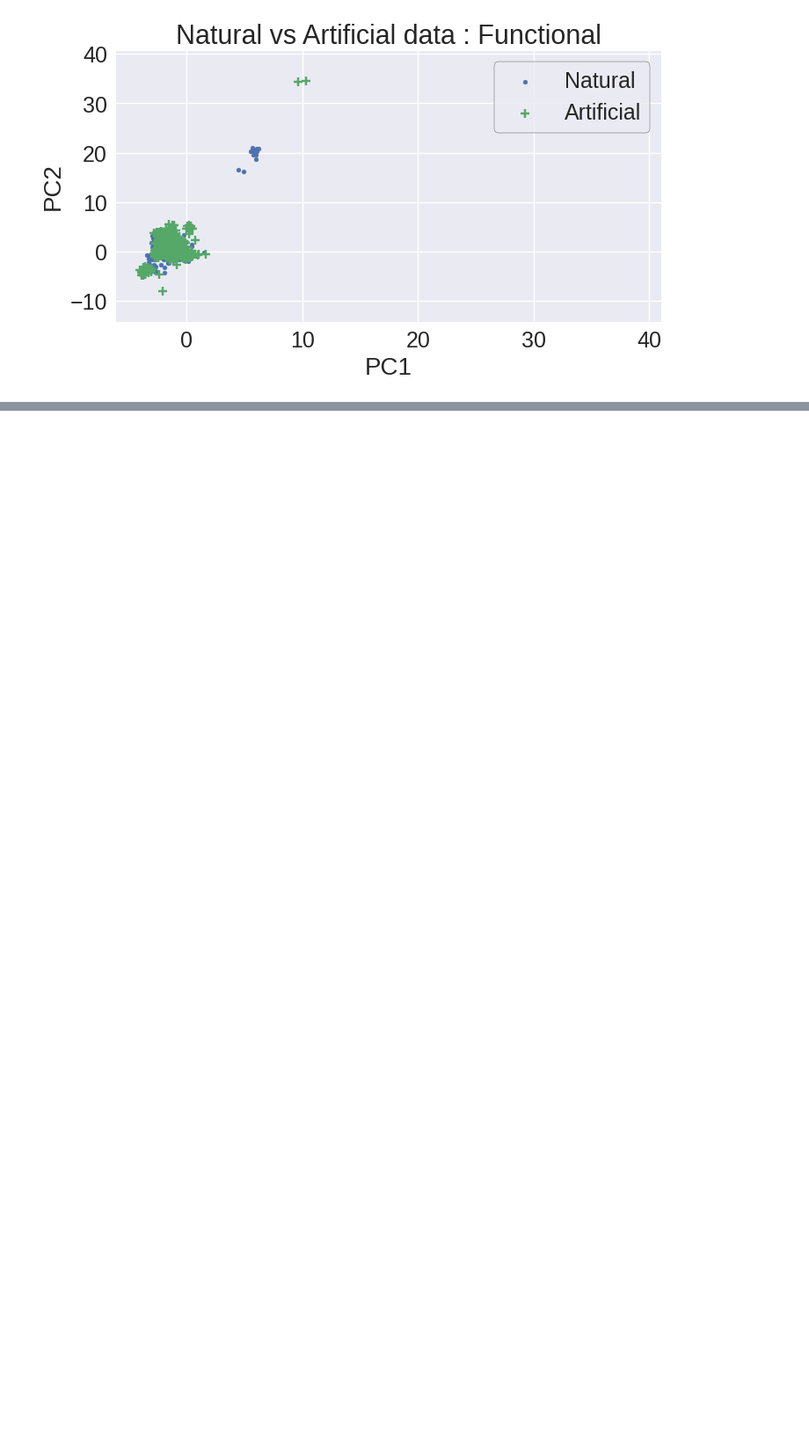
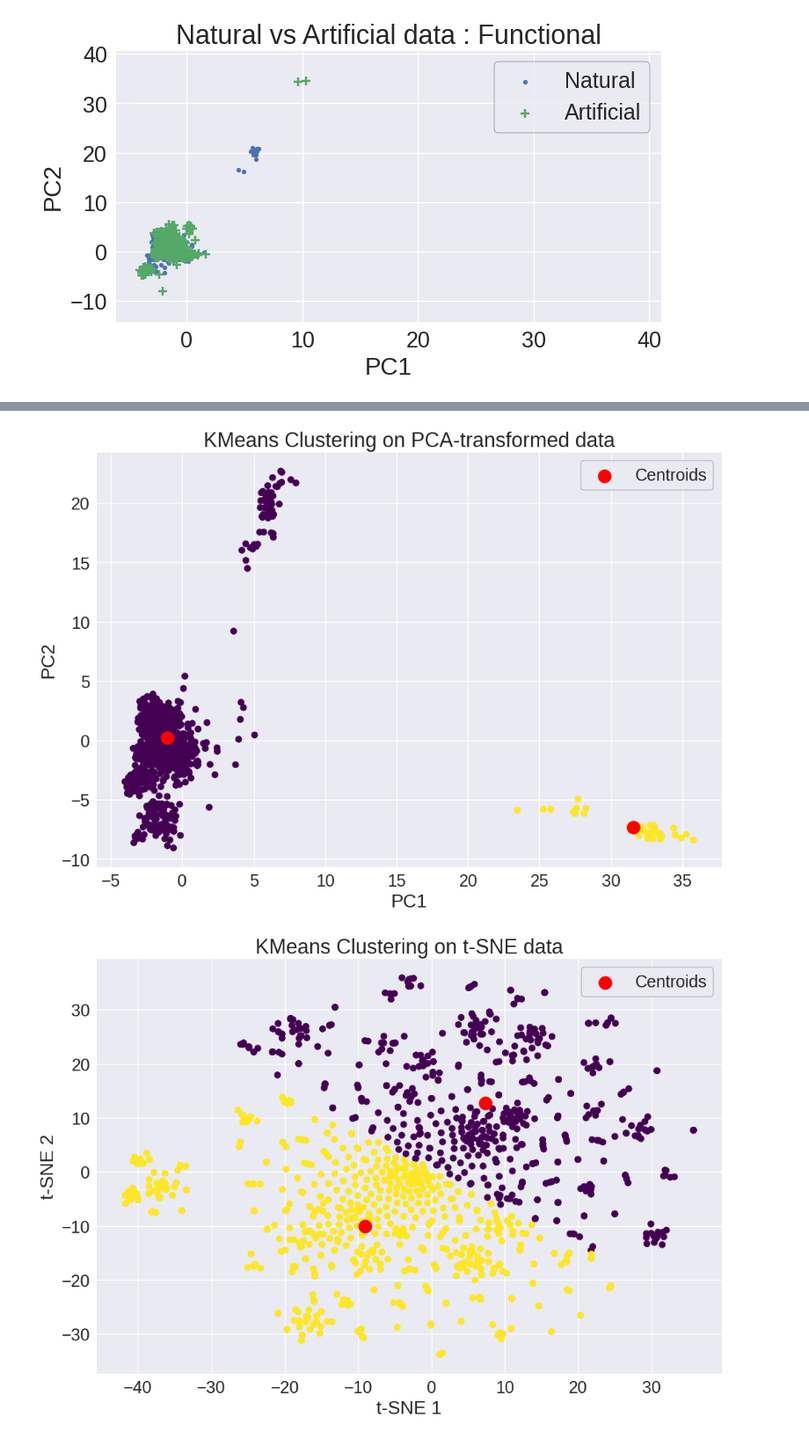
Before and after one commit to vicdlp/CS_project, a Jupyter notebook: CS_project.ipynb, the cells around one changed output, grey strips where cells are left out. Shown at 88% size. Drawn from its saved outputs; the diff is of its cells as text; code cells hidden in the pictures; blank space fills up the shorter version.

Commit message:
I added clustering using k-MEANS

```diff
--- a/CS_project.ipynb
+++ b/CS_project.ipynb
@@ -234,0 +233,38 @@ plt.show()
+# %%
+# prompt: clustering algorithm for the natural data
+
+from sklearn.cluster import KMeans
+
+# Apply KMeans clustering to the PCA-transformed data
+kmeans = KMeans(n_clusters=2, random_state=0)  # Initialize KMeans with 2 clusters
+kmeans.fit(X_pca)  # Fit KMeans to the PCA-transformed data
+
+# Get cluster labels for each data point
+labels_pca = kmeans.labels_
+
+# Visualize the clusters
+plt.figure()
+plt.scatter(X_pca[:, 0], X_pca[:, 1], c=labels_pca, cmap='viridis')
+plt.scatter(kmeans.cluster_centers_[:, 0], kmeans.cluster_centers_[:, 1], s=200, c='red', label='Centroids')
+plt.xlabel('PC1')
+plt.ylabel('PC2')
+plt.title('KMeans Clustering on PCA data')
+plt.legend()
+plt.show()
+
+# Similarly for the t-SNE data
+kmeans_tsne = KMeans(n_clusters=2, random_state=0)
+kmeans_tsne.fit(X_embedded)
+labels_tsne = kmeans_tsne.labels_
+
+plt.figure()
+plt.scatter(X_embedded[:, 0], X_embedded[:, 1], c=labels_tsne, cmap='viridis')
+plt.scatter(kmeans_tsne.cluster_centers_[:, 0], kmeans_tsne.cluster_centers_[:, 1], s=200, c='red', label='Centroids')
+plt.xlabel('t-SNE 1')
+plt.ylabel('t-SNE 2')
+plt.title('KMeans Clustering on t-SNE data')
+plt.legend()
+plt.show()
+# %% [output]
+[figure, added]
+[figure, added]
```
Also changed, not shown: parts of 3 cells of this notebook.
